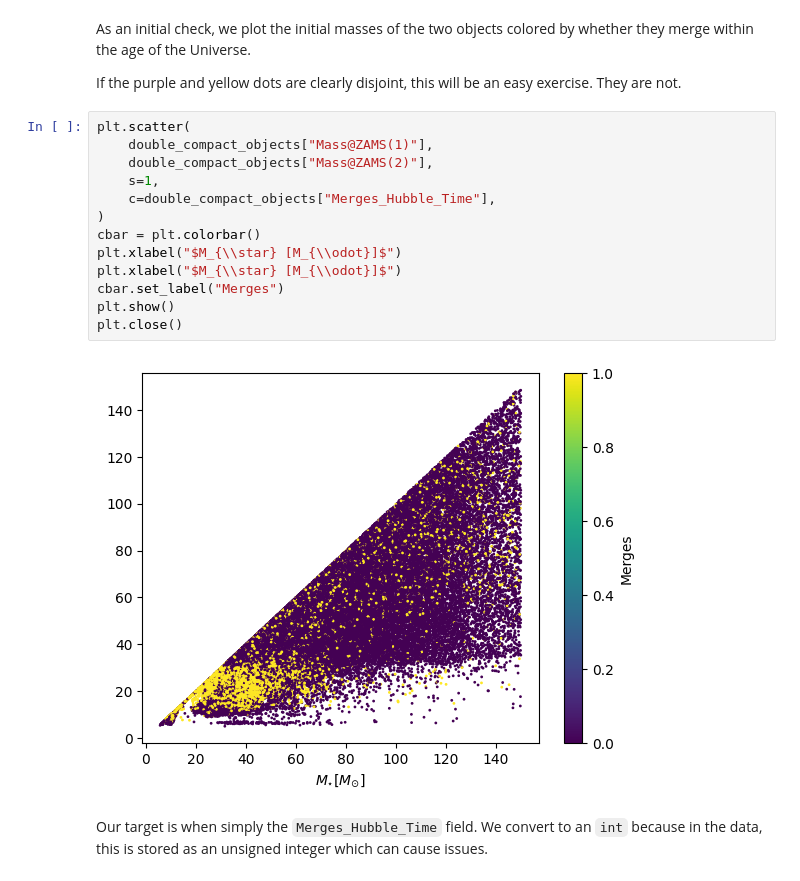
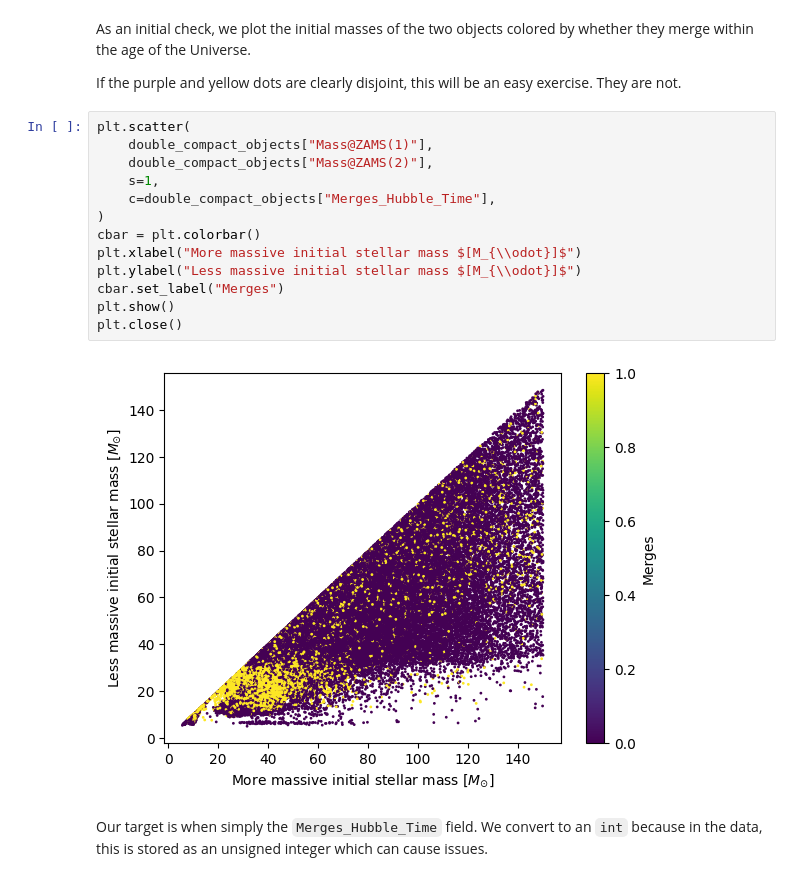
Before and after one commit to badeaa3/UChicago-AI-in-Science-Hackathon, a Jupyter notebook: stellar-paleontology/black_hole_mass_classification.ipynb, the cells around one changed output. Cells and saved outputs as stored; diff of their text form.

```diff
--- a/stellar-paleontology/black_hole_mass_classification.ipynb
+++ b/stellar-paleontology/black_hole_mass_classification.ipynb
@@ -86,18 +86,18 @@ They are not.
 # %%
 plt.scatter(
     double_compact_objects["Mass@ZAMS(1)"],
     double_compact_objects["Mass@ZAMS(2)"],
     s=1,
     c=double_compact_objects["Merges_Hubble_Time"],
 )
 cbar = plt.colorbar()
-plt.xlabel("$M_{\\star} [M_{\\odot}]$")
-plt.xlabel("$M_{\\star} [M_{\\odot}]$")
+plt.xlabel("More massive initial stellar mass $[M_{\\odot}]$")
+plt.ylabel("Less massive initial stellar mass $[M_{\\odot}]$")
 cbar.set_label("Merges")
 plt.show()
 plt.close()
 # %% [output]
-[figure, old version]
+[figure, new version]
 # %% [markdown]
 Our target is when simply the `Merges_Hubble_Time` field.
 We convert to an `int` because in the data, this is stored as an unsigned integer which can cause issues.
```
Also changed, not shown: parts of 2 cells of this notebook.
